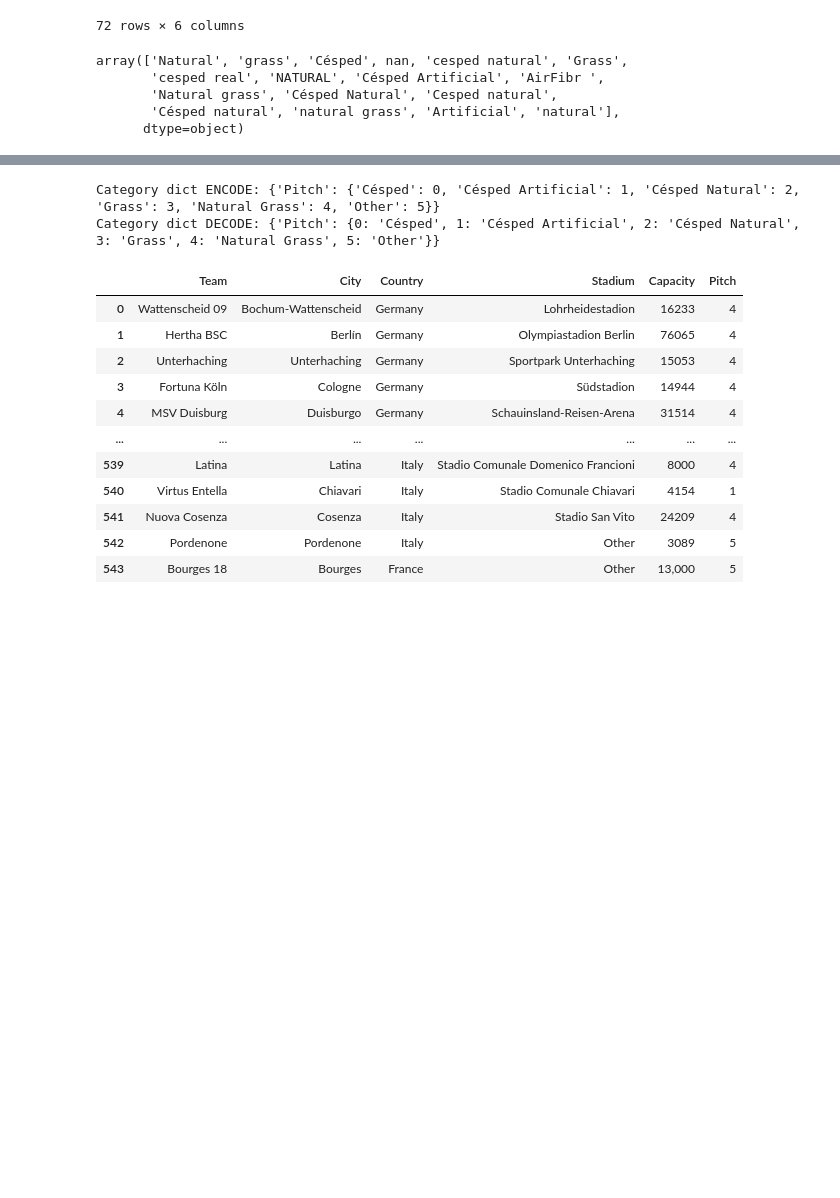
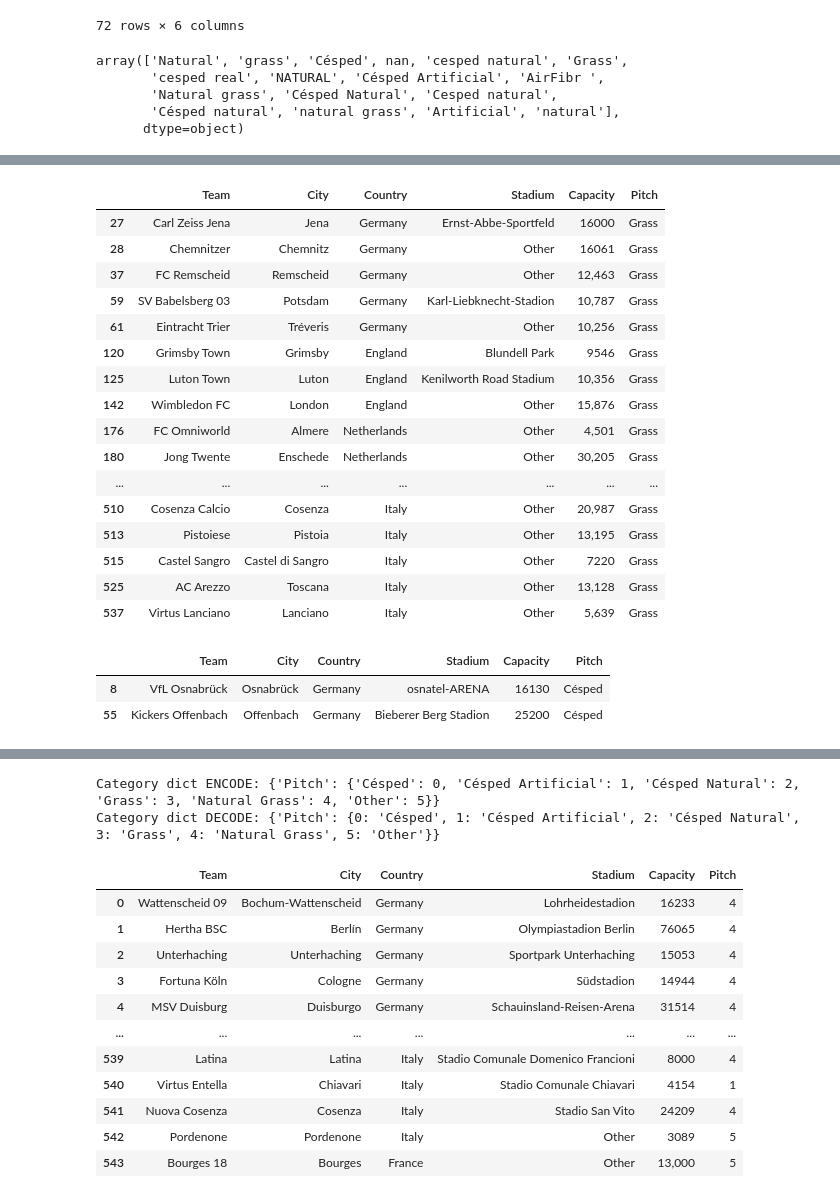
Before and after one commit to PascalLiPooKim/Football-prediction-model-project, a Jupyter notebook: footballPredictionModel.ipynb, the cells around one changed output, grey strips where cells are left out. Drawn from its saved outputs; the diff is of its cells as text; code cells hidden in the pictures; blank space fills up the shorter version.

```diff
--- a/footballPredictionModel.ipynb
+++ b/footballPredictionModel.ipynb
@@ -126,0 +133,26 @@ array(['Natural', 'grass', 'Césped', nan, 'cesped natural', 'Grass',
+# %%
+team_info_df[team_info_df['Pitch'] == 'Grass']
+# %% [output]
+|  | Team | City | Country | Stadium | Capacity | Pitch |
+| 27 | Carl Zeiss Jena | Jena | Germany | Ernst-Abbe-Sportfeld | 16000 | Grass |
+| 28 | Chemnitzer | Chemnitz | Germany | Other | 16061 | Grass |
+| 37 | FC Remscheid | Remscheid | Germany | Other | 12,463 | Grass |
+| 59 | SV Babelsberg 03 | Potsdam | Germany | Karl-Liebknecht-Stadion | 10,787 | Grass |
+| 61 | Eintracht Trier | Tréveris | Germany | Other | 10,256 | Grass |
+| 120 | Grimsby Town | Grimsby | England | Blundell Park | 9546 | Grass |
+| 125 | Luton Town | Luton | England | Kenilworth Road Stadium | 10,356 | Grass |
+| 142 | Wimbledon FC | London | England | Other | 15,876 | Grass |
+| 176 | FC Omniworld | Almere | Netherlands | Other | 4,501 | Grass |
+| 180 | Jong Twente | Enschede | Netherlands | Other | 30,205 | Grass |
+| ... | ... | ... | ... | ... | ... | ... |
+| 510 | Cosenza Calcio | Cosenza | Italy | Other | 20,987 | Grass |
+| 513 | Pistoiese | Pistoia | Italy | Other | 13,195 | Grass |
+| 515 | Castel Sangro | Castel di Sangro | Italy | Other | 7220 | Grass |
+| 525 | AC Arezzo | Toscana | Italy | Other | 13,128 | Grass |
+| 537 | Virtus Lanciano | Lanciano | Italy | Other | 5,639 | Grass |
+# %%
+team_info_df[team_info_df['Pitch'] == 'Césped']
+# %% [output]
+|  | Team | City | Country | Stadium | Capacity | Pitch |
+| 8 | VfL Osnabrück | Osnabrück | Germany | osnatel-ARENA | 16130 | Césped |
+| 55 | Kickers Offenbach | Offenbach | Germany | Bieberer Berg Stadion | 25200 | Césped |
```
Also changed, not shown: parts of 8 cells of this notebook.
